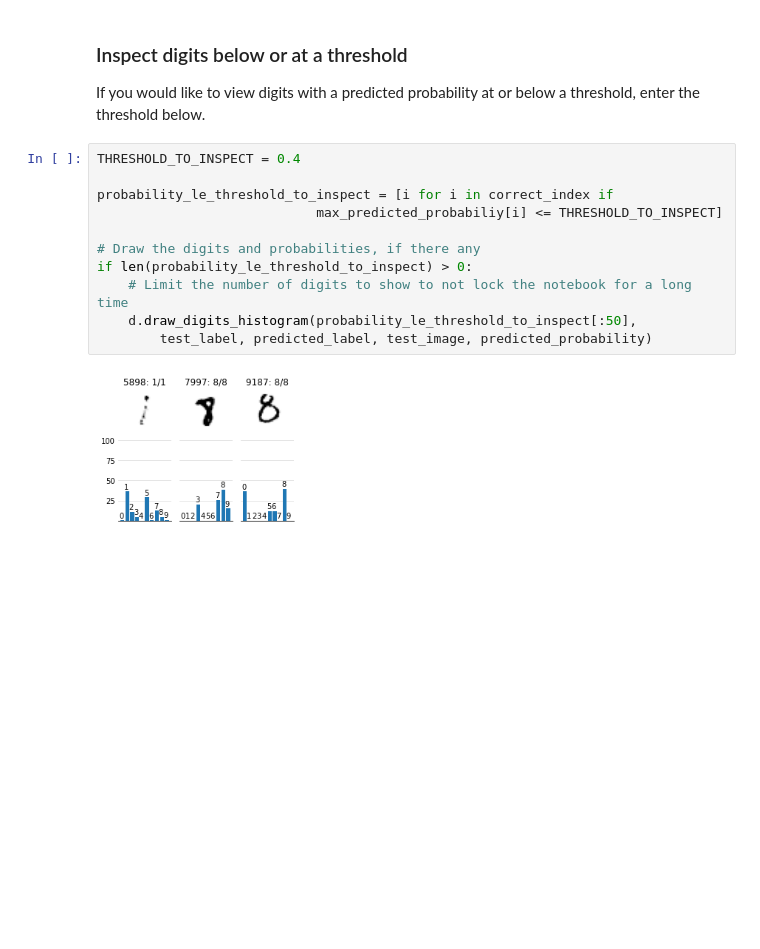
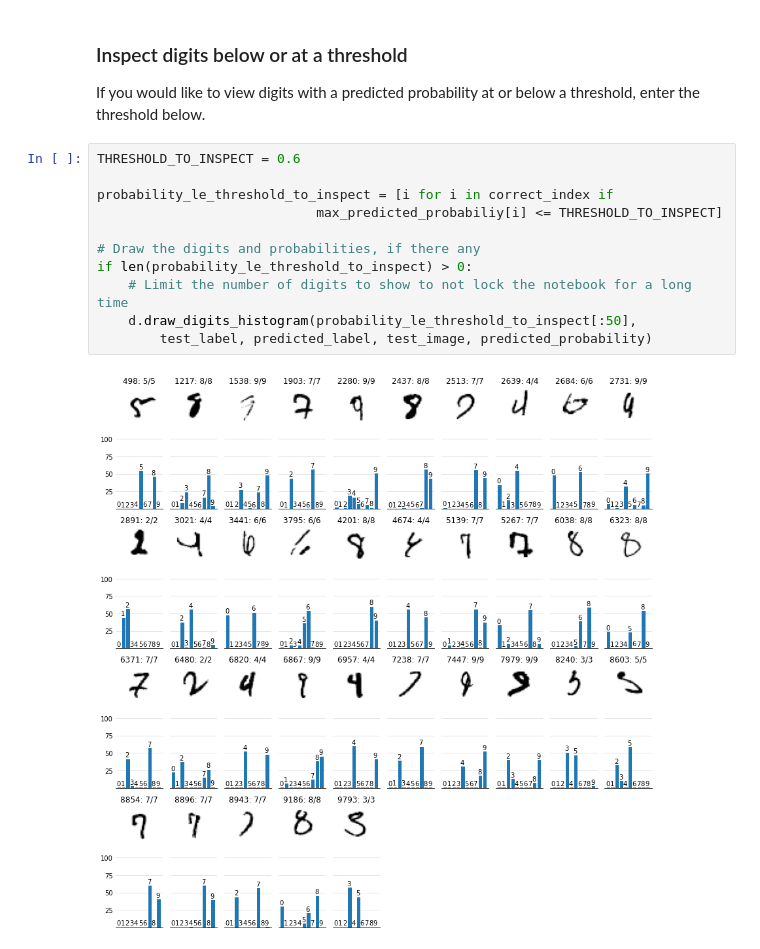
Before and after one commit to fau-masters-collected-works-cgarbin/decision-threshold-effect-on-accuracy, a Jupyter notebook: softmax-thresholds.ipynb, the cells around one changed output. Cells and saved outputs as stored; diff of their text form; blank space fills up the shorter version.

```diff
--- a/softmax-thresholds.ipynb
+++ b/softmax-thresholds.ipynb
@@ -354,15 +352,15 @@ Model predicted digit 9
 
 If you would like to view digits with a predicted probability at or below a threshold, enter the threshold below.
 # %%
-THRESHOLD_TO_INSPECT = 0.4
+THRESHOLD_TO_INSPECT = 0.6
 
 probability_le_threshold_to_inspect = [i for i in correct_index if
                             max_predicted_probabiliy[i] <= THRESHOLD_TO_INSPECT]
 
 # Draw the digits and probabilities, if there any
 if len(probability_le_threshold_to_inspect) > 0:
     # Limit the number of digits to show to not lock the notebook for a long time
     d.draw_digits_histogram(probability_le_threshold_to_inspect[:50],
         test_label, predicted_label, test_image, predicted_probability)
 # %% [output]
-[figure, old version]
+[figure, new version]
```
Also changed, not shown: parts of 11 cells of this notebook, 1 other file.
